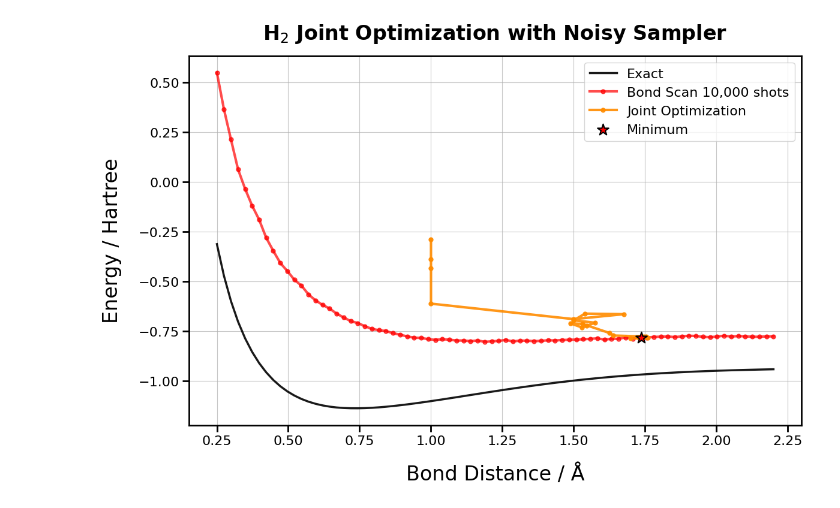
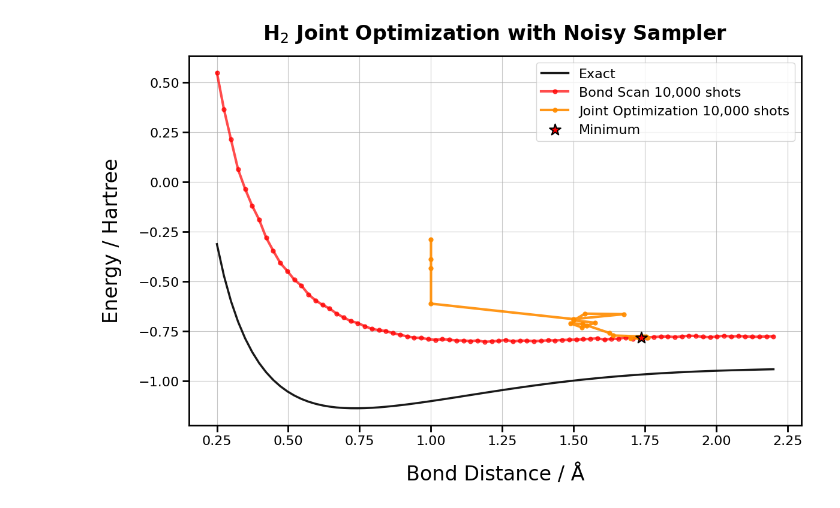
Before and after one commit to LukasMeinschad/vu_quantum_computing, a Jupyter notebook: additional_notebooks/noisy_joint_opt.ipynb, the cells around one changed output. Drawn from its saved outputs; the diff is of its cells as text; code cells hidden in the pictures.

Commit message:
update noisy joint optimization plot

```diff
--- a/additional_notebooks/noisy_joint_opt.ipynb
+++ b/additional_notebooks/noisy_joint_opt.ipynb
@@ -35,32 +35,32 @@ optimal_distance = joint_data['optimal_distance']
 optimal_energy = joint_data['optimal_energy']
 
 # Plot optimization path
 plt.plot(joint_distances, joint_energies, 'o-', color='darkorange', linewidth=3,
-         markersize=5, alpha=0.9, label='Joint Optimization', zorder=3)
+         markersize=5, alpha=0.9, label='Joint Optimization 10,000 shots', zorder=3)
 
 # Highlight the optimal point
 plt.scatter([optimal_distance], [optimal_energy], s=200, color='red',
             marker='*', edgecolors='black', linewidths=1.5,
             label=f'Minimum', zorder=4)
 
 
 
 plt.xlabel('Bond Distance / Å', fontsize=24, labelpad=20)
 plt.ylabel('Energy / Hartree', fontsize=24, labelpad=20)
 
 ax = plt.gca()
 ax.set_axisbelow(True)  # Put grid behind plot elements
 for spine in ax.spines.values():
     spine.set_linewidth(2)
 ax.tick_params(axis='both', which='major', labelsize=16, length=8, width=2)
 
 plt.title('H$_2$ Joint Optimization with Noisy Sampler', fontsize=24, fontweight='bold', pad=20)
 plt.legend(fontsize=16, loc='best')
 plt.grid(True, alpha=0.7)
 plt.tight_layout()
 
 
 # plt.savefig('../images/presentation/noisy_joint_optimization.png', dpi=300, bbox_inches='tight')
 plt.show()
 # %% [output]
-[figure, old version]
+[figure, new version]
```
Also changed, not shown: 1 other file.
